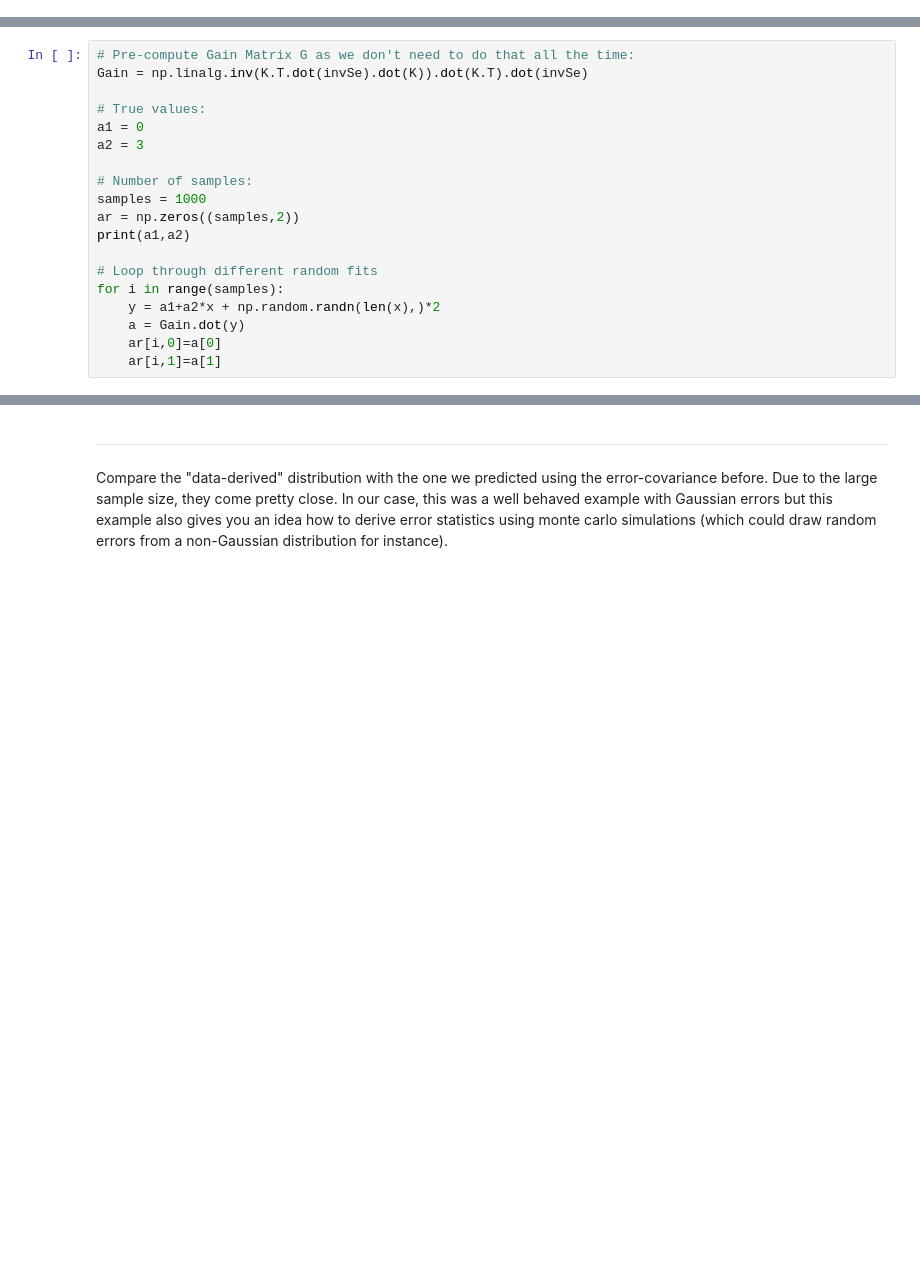
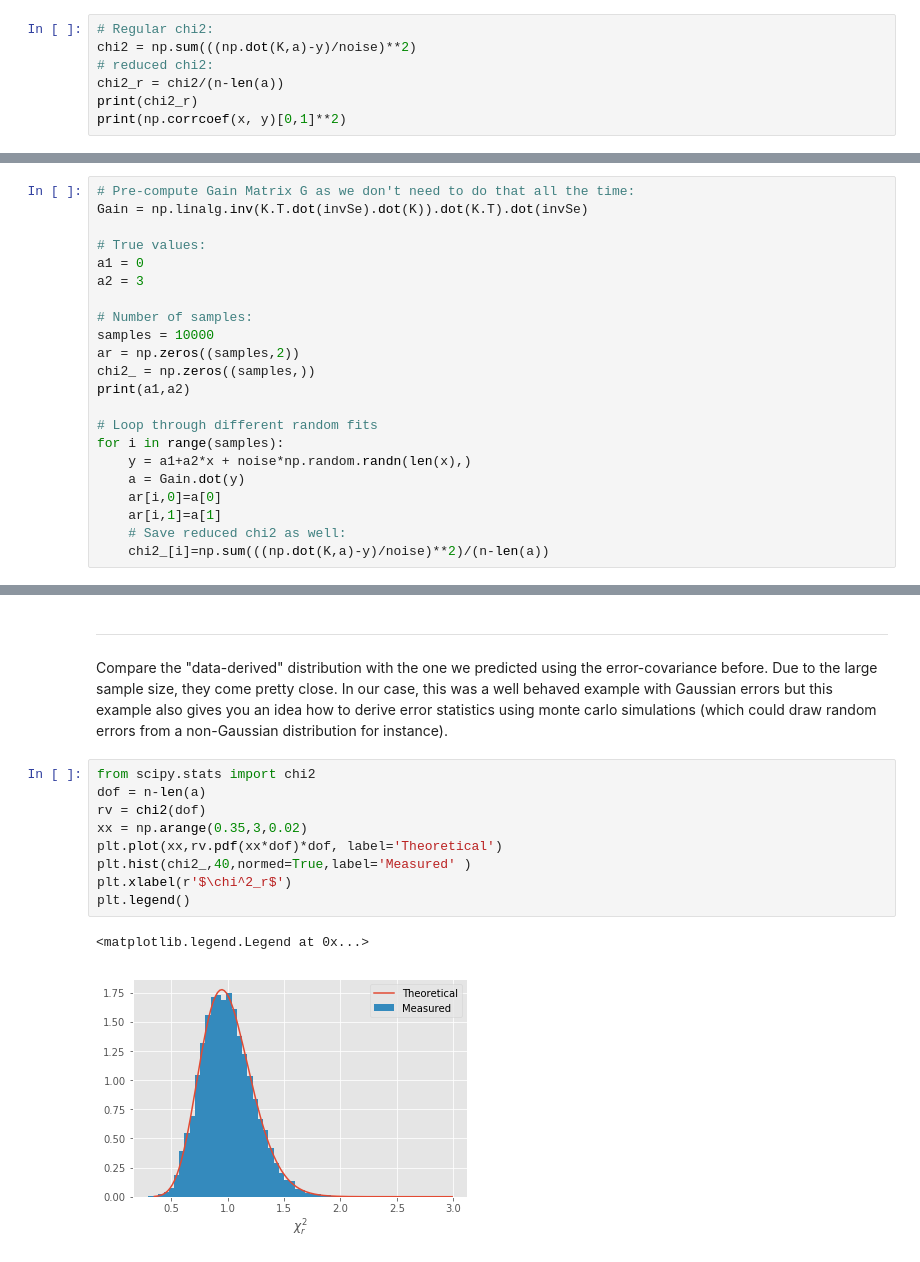
Before and after one commit to cfranken/ESE156, a Jupyter notebook: Week1/notebooks/ESE156_Example1_Linefit.ipynb, the cells around one changed output, grey strips where cells are left out. Saved outputs shown, nothing was run; the diff lists cells and outputs as text; blank space fills up the shorter version.

```diff
--- a/Week1/notebooks/ESE156_Example1_Linefit.ipynb
+++ b/Week1/notebooks/ESE156_Example1_Linefit.ipynb
@@ -95,0 +118,7 @@ plt.plot(x, np.dot(K,a)-y, 'r.')
+# %%
+# Regular chi2:
+chi2 = np.sum(((np.dot(K,a)-y)/noise)**2)
+# reduced chi2:
+chi2_r = chi2/(n-len(a))
+print(chi2_r)
+print(np.corrcoef(x, y)[0,1]**2)
@@ -194,13 +230,16 @@ a1 = 0
 a2 = 3
 
 # Number of samples:
-samples = 1000
+samples = 10000
 ar = np.zeros((samples,2))
+chi2_ = np.zeros((samples,))
 print(a1,a2)
 
 # Loop through different random fits
 for i in range(samples):
-    y = a1+a2*x + np.random.randn(len(x),)*2
+    y = a1+a2*x + noise*np.random.randn(len(x),)
     a = Gain.dot(y)
     ar[i,0]=a[0]
     ar[i,1]=a[1]
+    # Save reduced chi2 as well:
+    chi2_[i]=np.sum(((np.dot(K,a)-y)/noise)**2)/(n-len(a))
@@ -212,3 +259,15 @@ print(np.cov(ar.T))
 # %% [markdown]
 ____
 Compare the "data-derived" distribution with the one we predicted using the error-covariance before. Due to the large sample size, they come pretty close. In our case, this was a well behaved example with Gaussian errors but this example also gives you an idea how to derive error statistics using monte carlo simulations (which could draw random errors from a non-Gaussian distribution for instance).
+# %%
+from scipy.stats import chi2
+dof = n-len(a)
+rv = chi2(dof)
+xx = np.arange(0.35,3,0.02)
+plt.plot(xx,rv.pdf(xx*dof)*dof, label='Theoretical')
+plt.hist(chi2_,40,normed=True,label='Measured' )
+plt.xlabel(r'$\chi^2_r$')
+plt.legend()
+# %% [output]
+<matplotlib.legend.Legend at 0x...>
+[figure, added]
```
Also changed, not shown: parts of 20 cells of this notebook, 1 other file.
